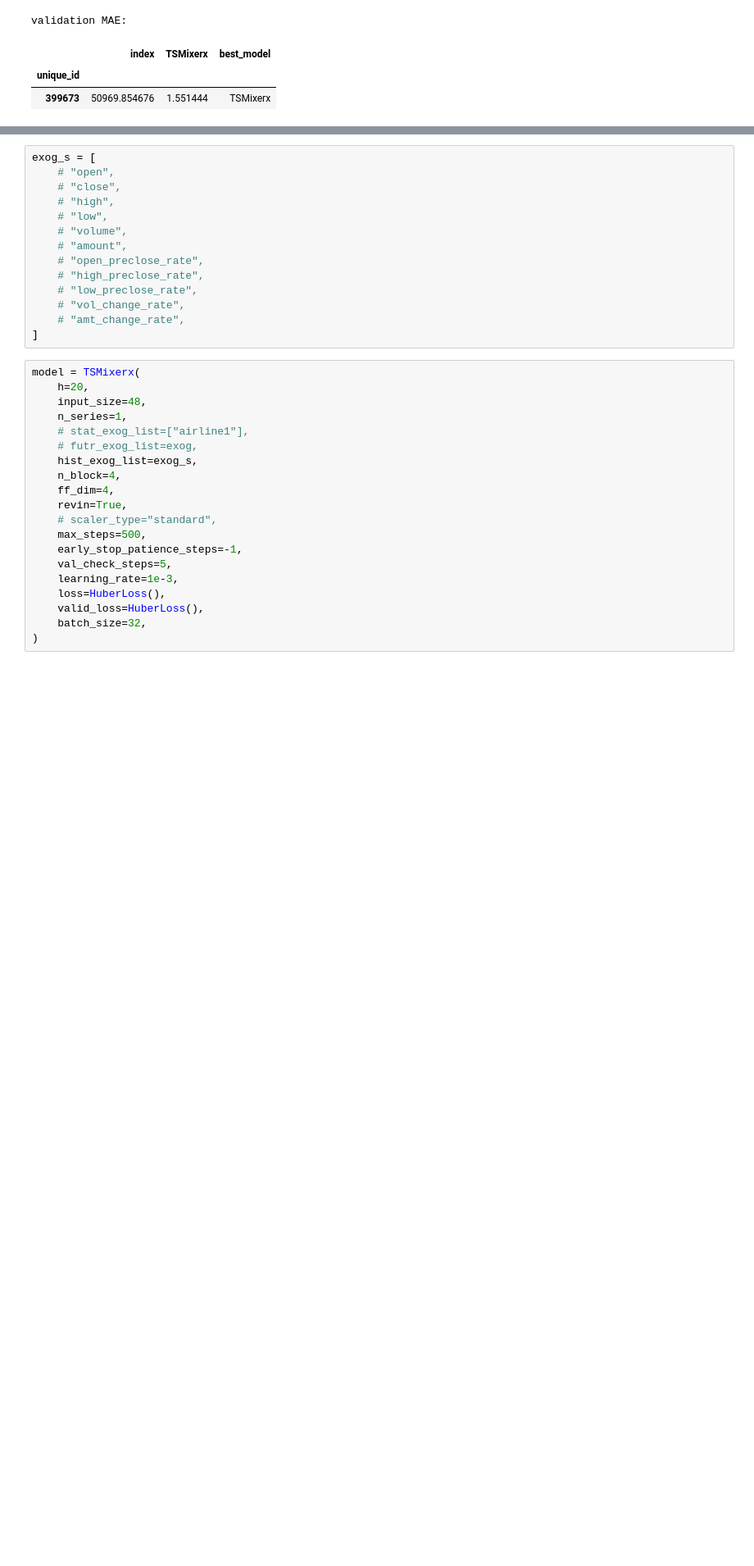
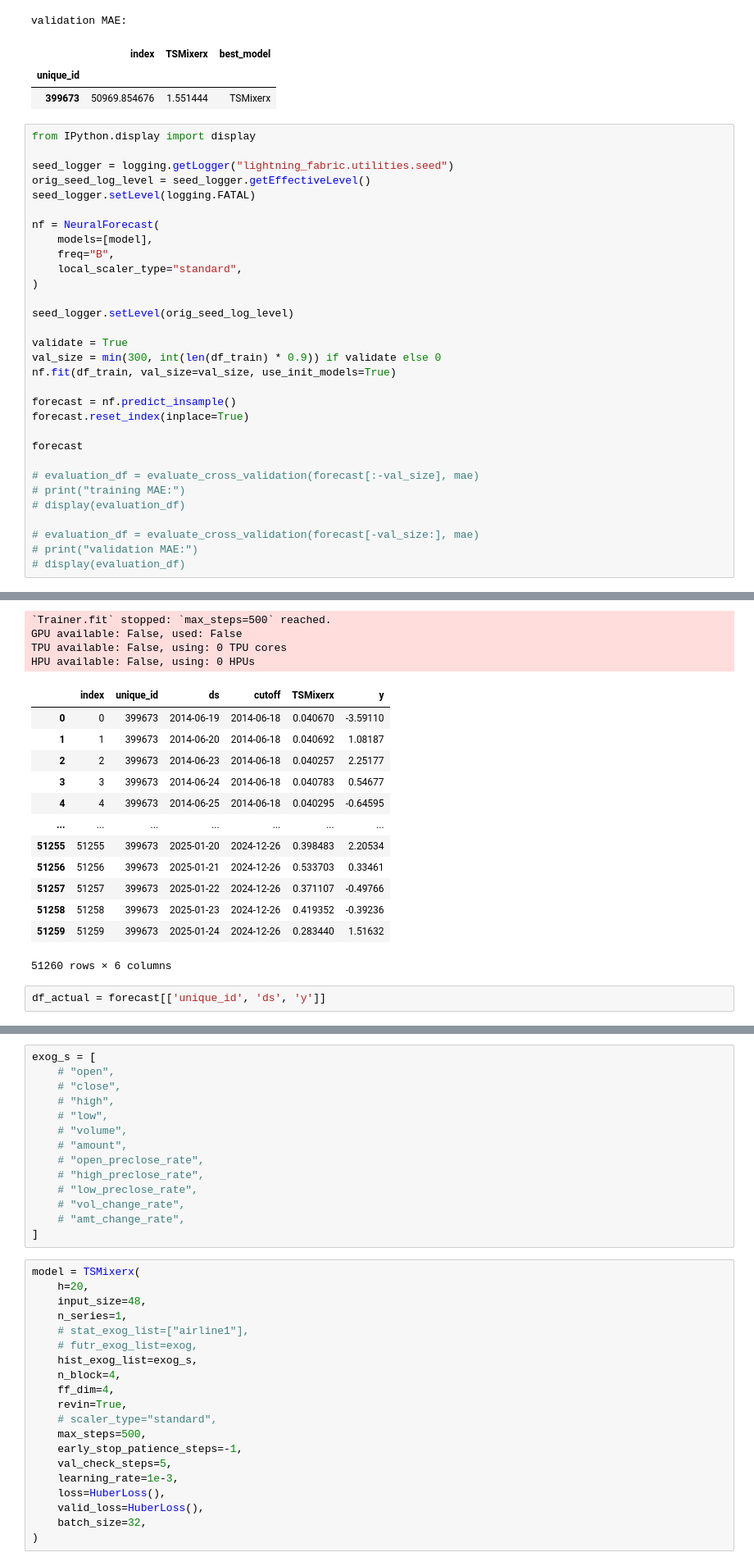
Before and after one commit to agux/marten, a Jupyter notebook: notebooks/neuralforecast/0.1-neuralforecast.ipynb, the cells around one changed output, grey strips where cells are left out. Shown at 82% size. Cells and saved outputs as stored; diff of their text form; blank space fills up the shorter version.

```diff
--- a/notebooks/neuralforecast/0.1-neuralforecast.ipynb
+++ b/notebooks/neuralforecast/0.1-neuralforecast.ipynb
@@ -207,3 +207,35 @@ validation MAE:
 |  | index | TSMixerx | best_model |
 | unique_id |  |  |  |
 | 399673 | 50969.854676 | 1.551444 | TSMixerx |
+# %%
+from IPython.display import display
+
+seed_logger = logging.getLogger("lightning_fabric.utilities.seed")
+orig_seed_log_level = seed_logger.getEffectiveLevel()
+seed_logger.setLevel(logging.FATAL)
+
+nf = NeuralForecast(
+    models=[model],
+    freq="B",
+    local_scaler_type="standard",
+)
+
+seed_logger.setLevel(orig_seed_log_level)
+
+validate = True
+val_size = min(300, int(len(df_train) * 0.9)) if validate else 0
+nf.fit(df_train, val_size=val_size, use_init_models=True)
+
+forecast = nf.predict_insample()
+forecast.reset_index(inplace=True)
+
+forecast
+
+# evaluation_df = evaluate_cross_validation(forecast[:-val_size], mae)
+# print("training MAE:")
+# display(evaluation_df)
+
+# evaluation_df = evaluate_cross_validation(forecast[-val_size:], mae)
+# print("validation MAE:")
+# display(evaluation_df)
+# %% [output]
@@ -209,0 +259,19 @@ validation MAE:
+`Trainer.fit` stopped: `max_steps=500` reached.
+GPU available: False, used: False
+TPU available: False, using: 0 TPU cores
+HPU available: False, using: 0 HPUs
+|  | index | unique_id | ds | cutoff | TSMixerx | y |
+| 0 | 0 | 399673 | 2014-06-19 | 2014-06-18 | 0.040670 | -3.59110 |
+| 1 | 1 | 399673 | 2014-06-20 | 2014-06-18 | 0.040692 | 1.08187 |
+| 2 | 2 | 399673 | 2014-06-23 | 2014-06-18 | 0.040257 | 2.25177 |
+| 3 | 3 | 399673 | 2014-06-24 | 2014-06-18 | 0.040783 | 0.54677 |
+| 4 | 4 | 399673 | 2014-06-25 | 2014-06-18 | 0.040295 | -0.64595 |
+| ... | ... | ... | ... | ... | ... | ... |
+| 51255 | 51255 | 399673 | 2025-01-20 | 2024-12-26 | 0.398483 | 2.20534 |
+| 51256 | 51256 | 399673 | 2025-01-21 | 2024-12-26 | 0.533703 | 0.33461 |
+| 51257 | 51257 | 399673 | 2025-01-22 | 2024-12-26 | 0.371107 | -0.49766 |
+| 51258 | 51258 | 399673 | 2025-01-23 | 2024-12-26 | 0.419352 | -0.39236 |
+| 51259 | 51259 | 399673 | 2025-01-24 | 2024-12-26 | 0.283440 | 1.51632 |
+51260 rows × 6 columns
+# %%
+df_actual = forecast[['unique_id', 'ds', 'y']]
```
Also changed, not shown: parts of 6 cells of this notebook, 3 other files.
